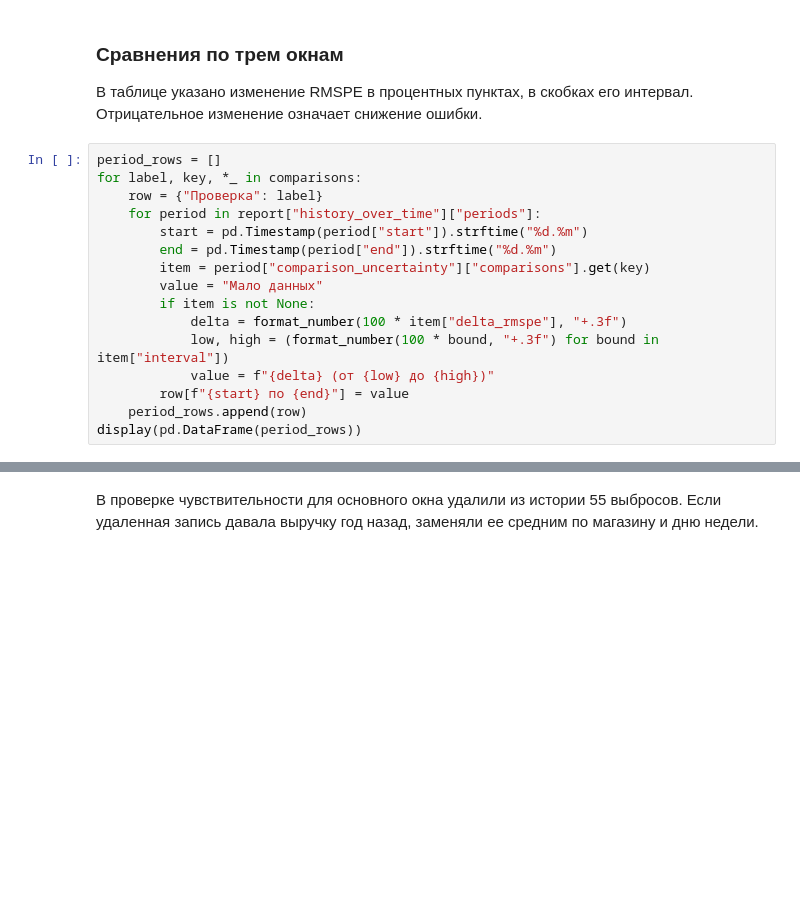
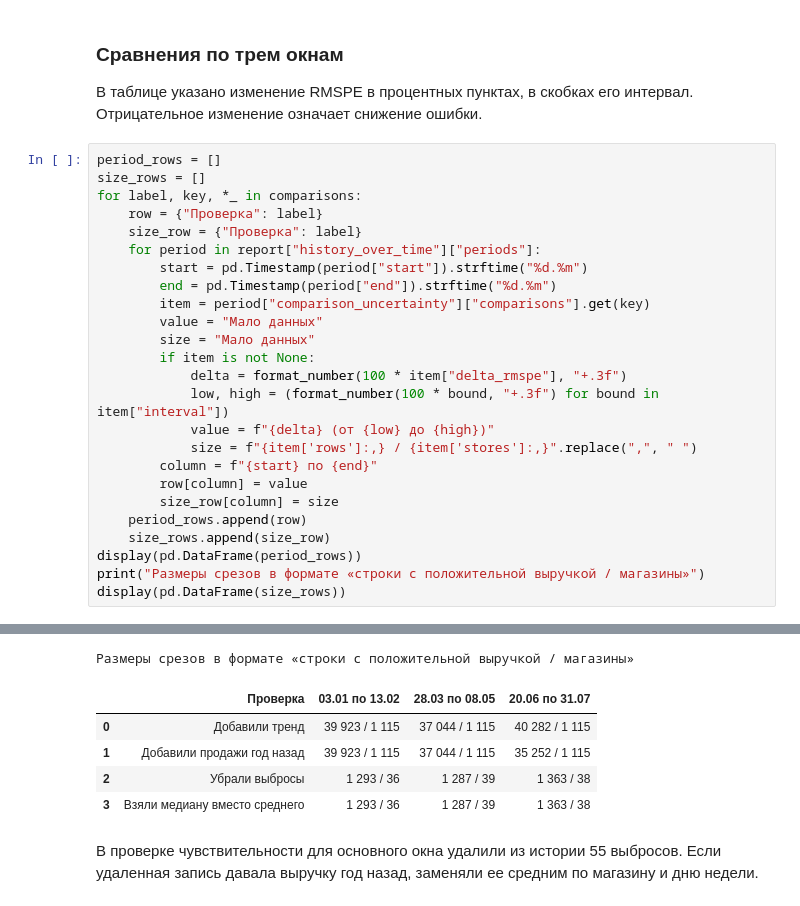
Before and after one commit to PikaChuChuMF/RnD-ML-Course-2026-2, a Jupyter notebook: notebooks/analysis.ipynb, the cells around one changed output, grey strips where cells are left out. Cells and saved outputs as stored; diff of their text form; blank space fills up the shorter version.

Commit message:
Report sample sizes for each validation comparison

```diff
--- a/notebooks/analysis.ipynb
+++ b/notebooks/analysis.ipynb
@@ -337,26 +337,41 @@ display(pd.DataFrame(rows))
 В таблице указано изменение RMSPE в процентных пунктах, в скобках его интервал. Отрицательное изменение означает снижение ошибки.
 # %%
 period_rows = []
+size_rows = []
 for label, key, *_ in comparisons:
     row = {"Проверка": label}
+    size_row = {"Проверка": label}
     for period in report["history_over_time"]["periods"]:
         start = pd.Timestamp(period["start"]).strftime("%d.%m")
         end = pd.Timestamp(period["end"]).strftime("%d.%m")
         item = period["comparison_uncertainty"]["comparisons"].get(key)
         value = "Мало данных"
+        size = "Мало данных"
         if item is not None:
             delta = format_number(100 * item["delta_rmspe"], "+.3f")
             low, high = (format_number(100 * bound, "+.3f") for bound in item["interval"])
             value = f"{delta} (от {low} до {high})"
-        row[f"{start} по {end}"] = value
+            size = f"{item['rows']:,} / {item['stores']:,}".replace(",", " ")
+        column = f"{start} по {end}"
+        row[column] = value
+        size_row[column] = size
     period_rows.append(row)
+    size_rows.append(size_row)
 display(pd.DataFrame(period_rows))
+print("Размеры срезов в формате «строки с положительной выручкой / магазины»")
+display(pd.DataFrame(size_rows))
 # %% [output]
 |  | Проверка | 03.01 по 13.02 | 28.03 по 08.05 | 20.06 по 31.07 |
 | 0 | Добавили тренд | -0,058 (от -0,160 до +0,044) | +0,008 (от -0,035 до +0,061) | +0,149 (от +0,125 до +0,174) |
 | 1 | Добавили продажи год назад | -0,003 (от -0,094 до +0,064) | -0,202 (от -0,313 до -0,120) | -0,696 (от -0,769 до -0,621) |
 | 2 | Убрали выбросы | +0,006 (от -0,015 до +0,032) | -0,136 (от -0,514 до +0,014) | -0,073 (от -0,228 до +0,007) |
 | 3 | Взяли медиану вместо среднего | +0,340 (от -0,977 до +1,051) | +0,009 (от -0,896 до +0,694) | +0,087 (от -0,352 до +0,440) |
+Размеры срезов в формате «строки с положительной выручкой / магазины»
+|  | Проверка | 03.01 по 13.02 | 28.03 по 08.05 | 20.06 по 31.07 |
+| 0 | Добавили тренд | 39 923 / 1 115 | 37 044 / 1 115 | 40 282 / 1 115 |
+| 1 | Добавили продажи год назад | 39 923 / 1 115 | 37 044 / 1 115 | 35 252 / 1 115 |
+| 2 | Убрали выбросы | 1 293 / 36 | 1 287 / 39 | 1 363 / 38 |
+| 3 | Взяли медиану вместо среднего | 1 293 / 36 | 1 287 / 39 | 1 363 / 38 |
 # %% [markdown]
 В проверке чувствительности для основного окна удалили из истории 55 выбросов. Если удаленная запись давала выручку год назад, заменяли ее средним по магазину и дню недели.
 # %%
```
Also changed, not shown: parts of 1 cell of this notebook, 2 other files.
